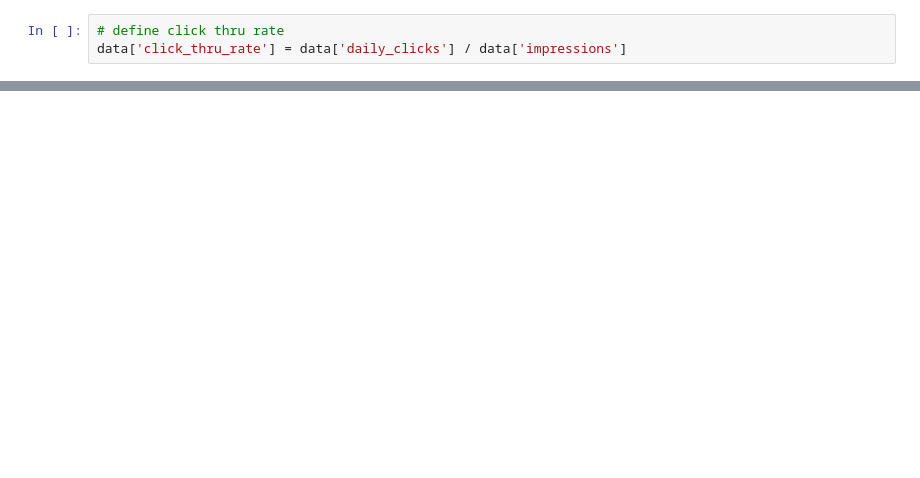
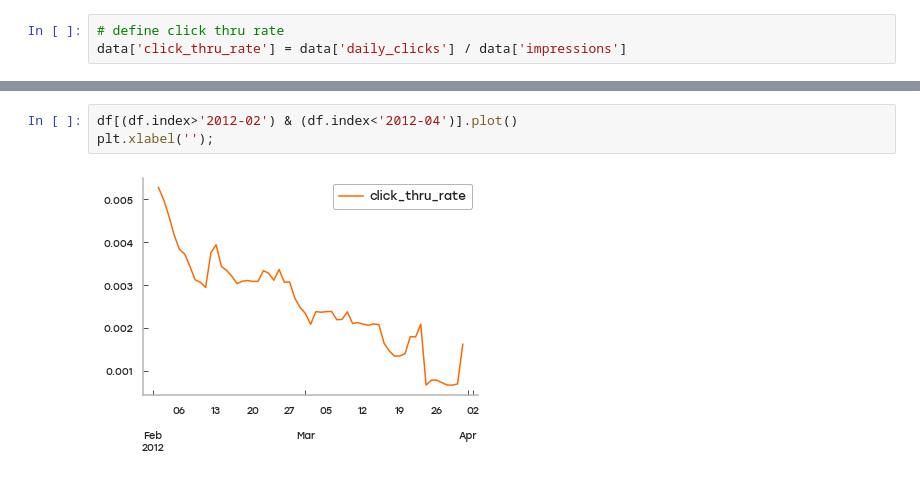
Before and after one commit to caheredia/ad_data_challenge, a Jupyter notebook: 0.1_ch_data_exploration.ipynb, the cells around one changed output, grey strips where cells are left out. Drawn from its saved outputs; the diff is of its cells as text; blank space fills up the shorter version.

```diff
--- a/0.1_ch_data_exploration.ipynb
+++ b/0.1_ch_data_exploration.ipynb
@@ -71,3 +119,8 @@ df.plot()
+# %%
+df[(df.index>'2012-02') & (df.index<'2012-04')].plot()
+plt.xlabel('');
+# %% [output]
+[figure, added]
 # %%
 data.describe()
 # %% [output]
```
Also changed, not shown: parts of 8 cells of this notebook.
